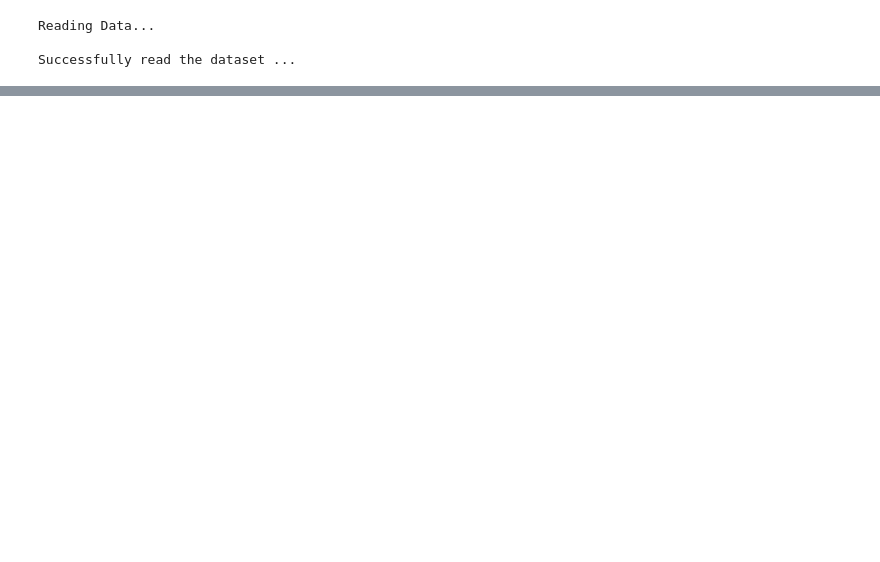
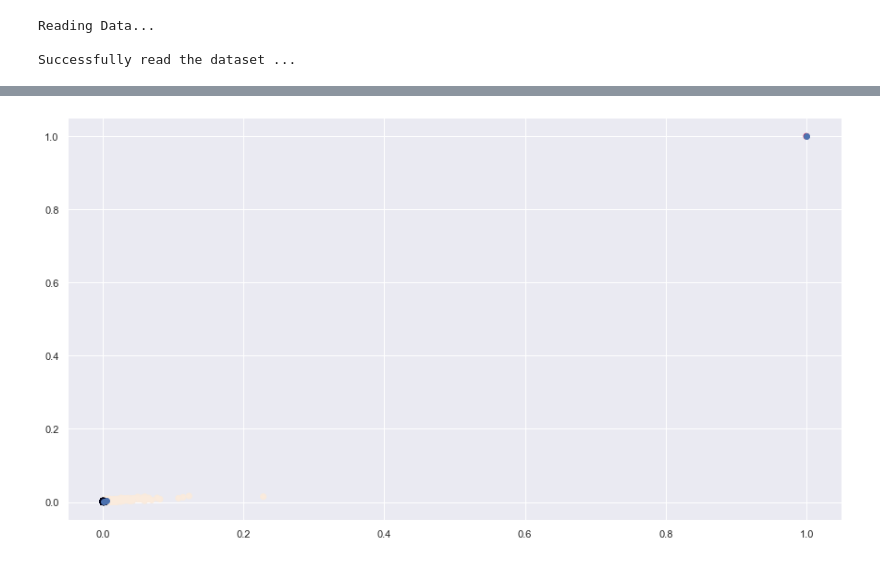
Before and after one commit to Blvisse/10-Academy, a Jupyter notebook: Week1/notebooks/Task2.ipynb, the cells around one changed output, grey strips where cells are left out. Cells and saved outputs as stored; diff of their text form; code cells hidden in the pictures; blank space fills up the shorter version.

```diff
--- a/Week1/notebooks/Task2.ipynb
+++ b/Week1/notebooks/Task2.ipynb
@@ -48,0 +137,2 @@ TypeError: aggregateCategorical() missing 1 required positional argument: 'top'
+# %%
+aggData=aggData.groupby(['MSISDN/Number']).agg({'Dur. (ms).1':sum,'Total Session (Mbs)':sum})
@@ -48,0 +197,5 @@ TypeError: aggregateCategorical() missing 1 required positional argument: 'top'
+# %%
+knn=Models(normalizedData)
+knn.visualizePlot(3,'b',cmap='RdPu')
+# %% [output]
+[figure, added]
```
Also changed, not shown: parts of 40 cells of this notebook, 3 other files.
